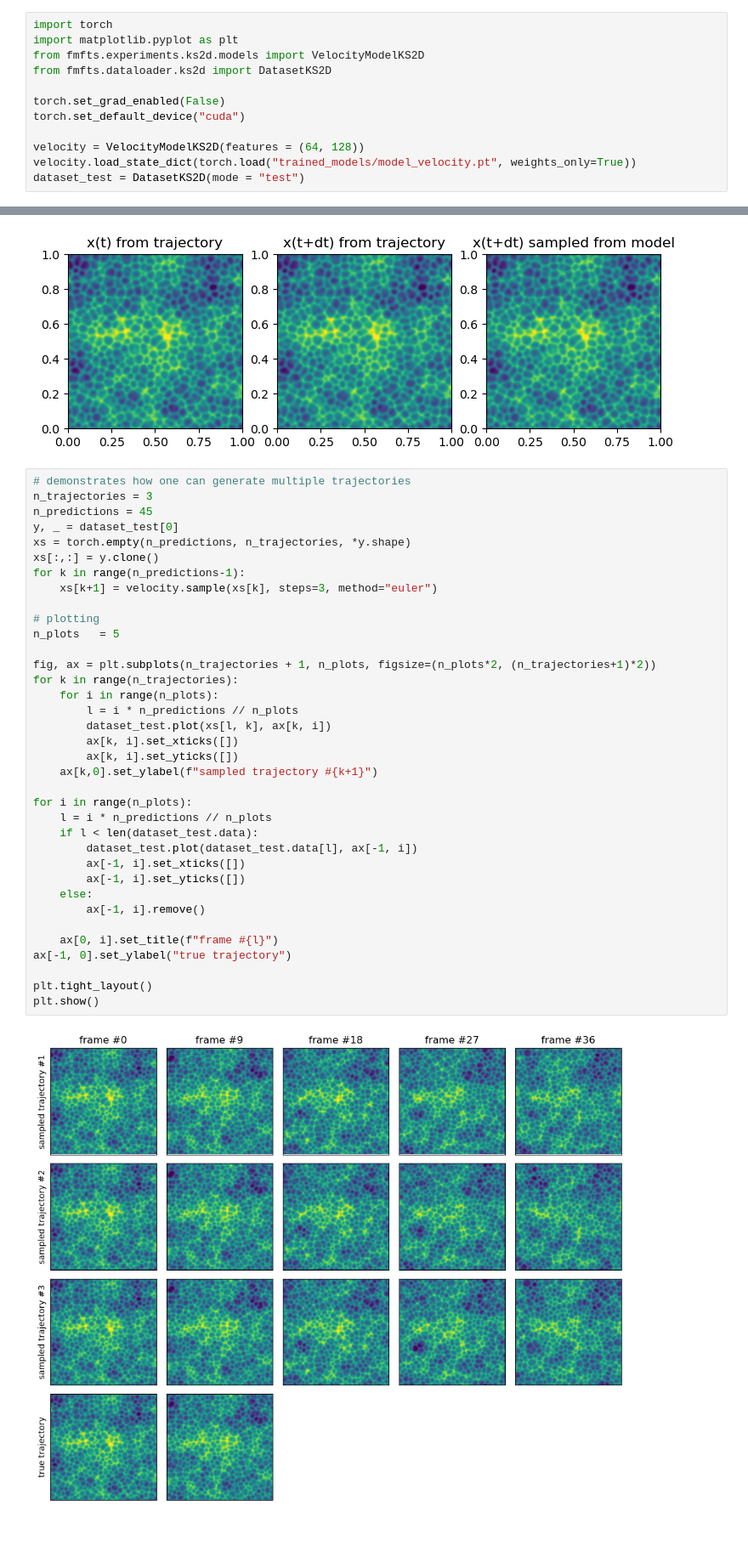
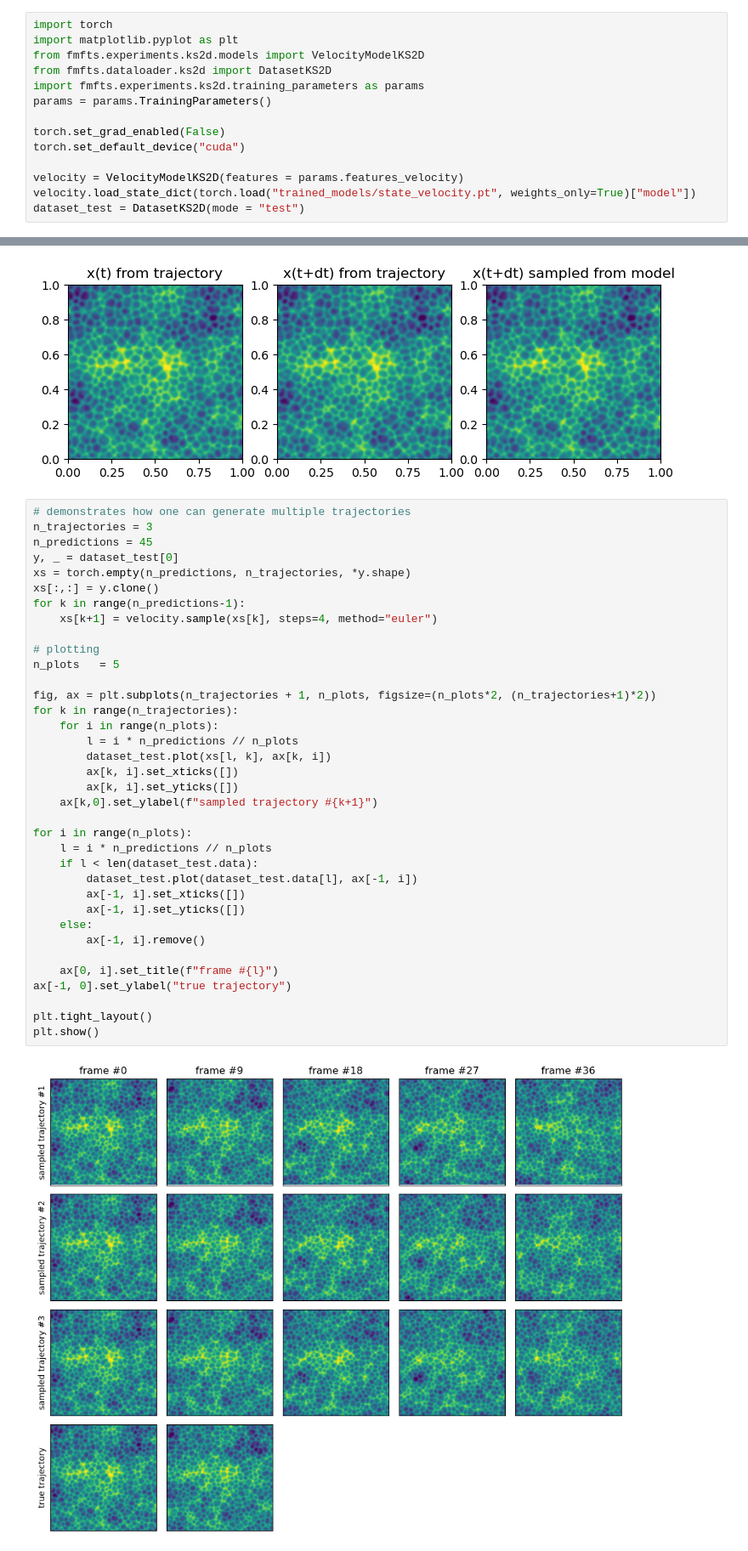
Before and after one commit to graps1/flow-matching-for-time-series, a Jupyter notebook: src/fmfts/experiments/ks2d/visualization.ipynb, the cells around one changed output, grey strips where cells are left out. Shown at 85% size. Drawn from its saved outputs; the diff is of its cells as text.

Commit message:
improved training scripts

```diff
--- a/src/fmfts/experiments/ks2d/visualization.ipynb
+++ b/src/fmfts/experiments/ks2d/visualization.ipynb
@@ -3,12 +3,14 @@ import torch
 import matplotlib.pyplot as plt
 from fmfts.experiments.ks2d.models import VelocityModelKS2D
 from fmfts.dataloader.ks2d import DatasetKS2D
+import fmfts.experiments.ks2d.training_parameters as params
+params = params.TrainingParameters()
 
 torch.set_grad_enabled(False)
 torch.set_default_device("cuda")
 
-velocity = VelocityModelKS2D(features = (64, 128))
-velocity.load_state_dict(torch.load("trained_models/model_velocity.pt", weights_only=True))
+velocity = VelocityModelKS2D(features = params.features_velocity)
+velocity.load_state_dict(torch.load("trained_models/state_velocity.pt", weights_only=True)["model"])
 dataset_test = DatasetKS2D(mode = "test")
 # %%
 # demonstrates how one can predict a single sample
@@ -35,33 +37,33 @@ y, _ = dataset_test[0]
 xs = torch.empty(n_predictions, n_trajectories, *y.shape)
 xs[:,:] = y.clone()
 for k in range(n_predictions-1):
-    xs[k+1] = velocity.sample(xs[k], steps=3, method="euler")
+    xs[k+1] = velocity.sample(xs[k], steps=4, method="euler")
 
 # plotting
 n_plots   = 5
 
 fig, ax = plt.subplots(n_trajectories + 1, n_plots, figsize=(n_plots*2, (n_trajectories+1)*2))
 for k in range(n_trajectories):
     for i in range(n_plots):
         l = i * n_predictions // n_plots
         dataset_test.plot(xs[l, k], ax[k, i])
         ax[k, i].set_xticks([])
         ax[k, i].set_yticks([])
     ax[k,0].set_ylabel(f"sampled trajectory #{k+1}")
 
 for i in range(n_plots):
     l = i * n_predictions // n_plots
     if l < len(dataset_test.data):
         dataset_test.plot(dataset_test.data[l], ax[-1, i])
         ax[-1, i].set_xticks([])
         ax[-1, i].set_yticks([])
     else:
         ax[-1, i].remove()
 
     ax[0, i].set_title(f"frame #{l}")
 ax[-1, 0].set_ylabel("true trajectory")
 
 plt.tight_layout()
 plt.show()
 # %% [output]
-[figure, old version]
+[figure, new version]
```
Also changed, not shown: 5 other files.
